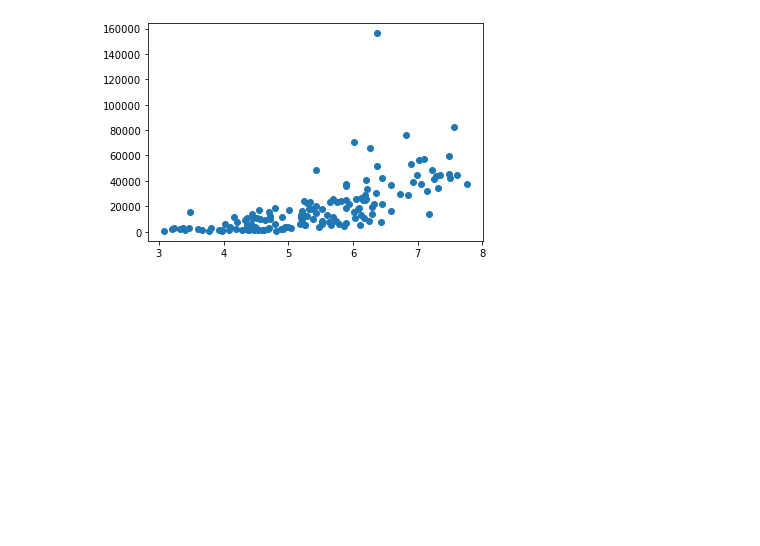
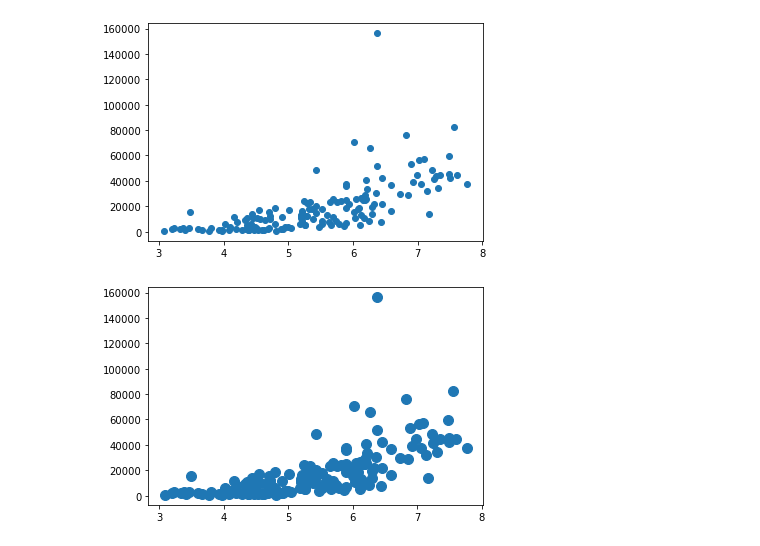
Before and after one commit to rahatsiddique/pandas_basics, a Jupyter notebook: happiness_gdp/happiness and GDP.ipynb, the cells around one changed output. Saved outputs shown, nothing was run; the diff lists cells and outputs as text; code cells hidden in the pictures; blank space fills up the shorter version.

```diff
--- a/happiness_gdp/happiness and GDP.ipynb
+++ b/happiness_gdp/happiness and GDP.ipynb
@@ -53,9 +72,12 @@ plt.show()
 # %%
 # create bubble map
 #create the data
+# ends up creating effectively the same chart because need a column for contient to portion it by
 x=happy['happi'].values
 y=happy['gdppc'].values
-z=
+z=100
 
-plt.scatter(x, y,  )
+plt.scatter(x, y, s=z)
 plt.show()
+# %% [output]
+[figure, added]
```
Also changed, not shown: parts of 3 cells of this notebook.
